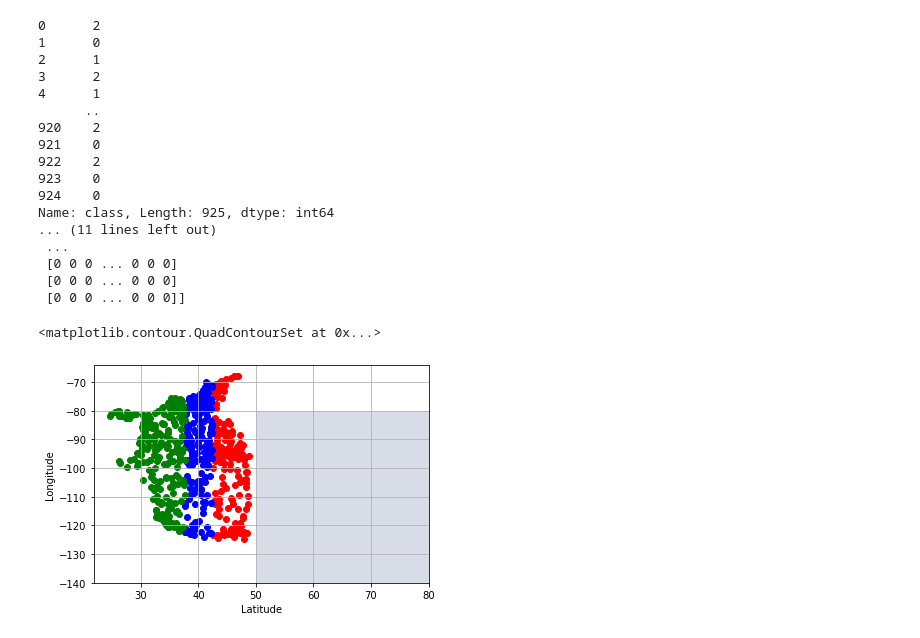
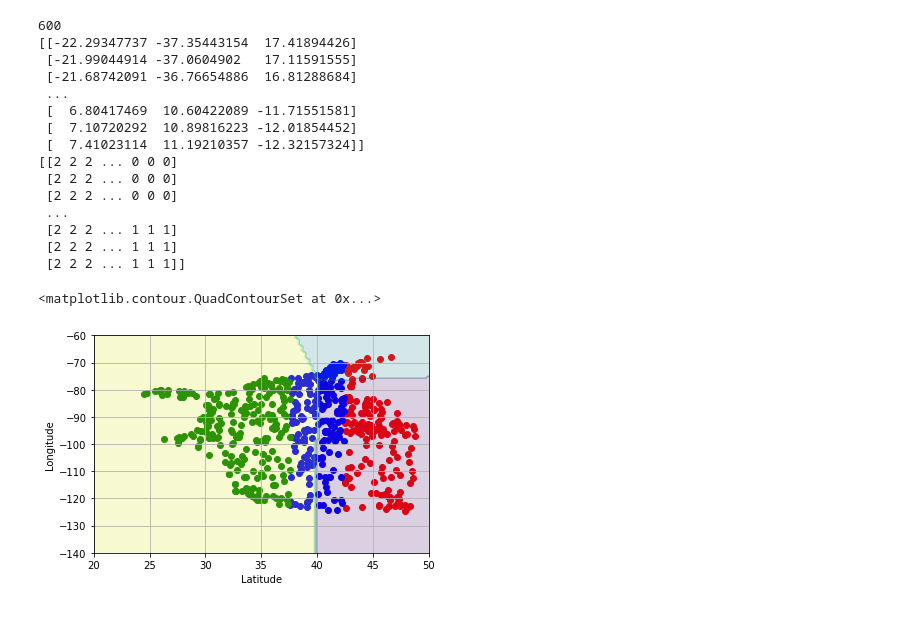
Before and after one commit to xinyingzhang/xinyingzhang.github.io, a Jupyter notebook: 518project/SolarEnergy.ipynb, the cells around one changed output. Cells and saved outputs as stored; diff of their text form; code cells hidden in the pictures.

```diff
--- a/518project/SolarEnergy.ipynb
+++ b/518project/SolarEnergy.ipynb
@@ -35,7 +25,7 @@ for i in range(0,925):
         df.iat[i, 8]=2
 # print(df.iloc[:,5:])
 y=df.iloc[:,8]
-print(y)
+# print(y)
 df.to_csv('myENGR_518_Solar_energy_datasets.csv')
 X_train, X_test, y_train, y_test = sklearn.model_selection.train_test_split(x, y, train_size=600, random_state=None)
 # print(X_test,y_test)
@@ -43,6 +33,7 @@ x1=X_train.iloc[:, 0]#Latitude
 x2=X_train.iloc[:, 1]#Longitude
 x3=X_test.iloc[:,0]
 x4=X_test.iloc[:,1]
+# print(y_train)
 
 # print(x1)
 colors=('r','b', 'g')
@@ -60,13 +51,18 @@ plt.ylabel('Longitude')
 # train model1
 y1=y_train.copy()
 y1[y!=0]=-1
-# print(y1)
+# print(y1[0])
 y1[y==0]=1
+print(len(y1))
 # print(y1)
 log_regress1 = linear_model.LogisticRegression()
 log_regress1.fit(X_train,y1)
-x1p=np.linspace(1,5,20)
-x2p=-(log_regress1.intercept_+log_regress1.coef_[0][0]*x1p)/log_regress1.coef_[0][1]
+# x1p=np.linspace(1,5,20)
+#x2p=-(log_regress1.intercept_+log_regress1.coef_[0][0]*x1p)/log_regress1.coef_[0][1]
+# print(log_regress1.predict(X_train))
+
+
+
 # train model2
 y2=y_train.copy()
 y2[y!=1]=-1
@@ -74,53 +70,79 @@ y2[y==1]=1
 # print(y2)
 log_regress2 = linear_model.LogisticRegression()
 log_regress2.fit(X_train,y2)
+# print(log_regress2.predict(X_train))
+
+
+
 # train model3
 
 y3=y_train.copy()
 y3[y!=2]=-1
 y3[y==2]=1
 log_regress3 = linear_model.LogisticRegression()
 log_regress3.fit(X_train,y3)
-xp1, xp2 = np.meshgrid(np.linspace(50,80,100),np.linspace(-140,-80,100))
+# print(log_regress3.predict(X_train))
+xp1, xp2 = np.meshgrid(np.linspace(20,50,100),np.linspace(-140,-60,100))
 # vectorize mesh grid
 xp1_v = xp1.reshape(-1,1)
-print(xp1_v.shape,xp1.shape)
+# print(xp1_v.shape,xp1.shape)
 xp2_v = xp2.reshape(-1,1)
 Xp_data = np.append(xp1_v,xp2_v,axis=1)
+
+loss1,loss2,loss3=0,0,0
+ya=log_regress1.predict(X_train)
+yb=log_regress2.predict(X_train)
+yc=log_regress3.predict(X_train)
+
+# for i in range(0,len(y1)):
+#     if y1.iloc(i)==ya[i]:
+#         loss1+=1
+# for i in range(0,len(y1)):
+#     if y2[i]==yb[i]:
+#         loss3+=1
+# for i in range(0,len(y1)):
+#     if y3[i]==yc[i]:
+#         loss3+=1
+# print("loss1=",loss1,"loss2=",loss2,"loss3=",loss3)
+
+
+
+
+
+
+
 # calculate model outputs
 c1=(log_regress1.intercept_+np.dot(Xp_data,log_regress1.coef_.T))/np.linalg.norm(log_regress1.coef_)
 # print(c1)
 c2=(log_regress2.intercept_+np.dot(Xp_data,log_regress2.coef_.T))/np.linalg.norm(log_regress2.coef_)
 # print(c2)
 c3=(log_regress3.intercept_+np.dot(Xp_data,log_regress3.coef_.T))/np.linalg.norm(log_regress3.coef_)
 # append and reshape to plot
 c=np.hstack((c1,c2,c3))
 print(c)
 z=np.argmax(c,axis=1)
 # print(z)
 z=z.reshape(xp1.shape)
 print(z)
 plt.contourf(xp1,xp2,z,alpha=.2)
 # %% [output]
-0      2
-1      0
-2      1
-3      2
-4      1
-      ..
-920    2
-921    0
-922    2
-923    0
-924    0
-Name: class, Length: 925, dtype: int64
-... (11 lines left out)
+600
+[[-22.29347737 -37.35443154  17.41894426]
+ [-21.99044914 -37.0604902   17.11591555]
+ [-21.68742091 -36.76654886  16.81288684]
  ...
- [0 0 0 ... 0 0 0]
- [0 0 0 ... 0 0 0]
- [0 0 0 ... 0 0 0]]
+ [  6.80417469  10.60422089 -11.71551581]
+ [  7.10720292  10.89816223 -12.01854452]
+ [  7.41023114  11.19210357 -12.32157324]]
+[[2 2 2 ... 0 0 0]
+ [2 2 2 ... 0 0 0]
+ [2 2 2 ... 0 0 0]
+ ...
+ [2 2 2 ... 1 1 1]
+ [2 2 2 ... 1 1 1]
+ [2 2 2 ... 1 1 1]]
 <matplotlib.contour.QuadContourSet at 0x...>
-[figure, old version]
+[figure, new version]
 # %%
 import csv
 import numpy as np
```
Also changed, not shown: parts of 6 cells of this notebook.
